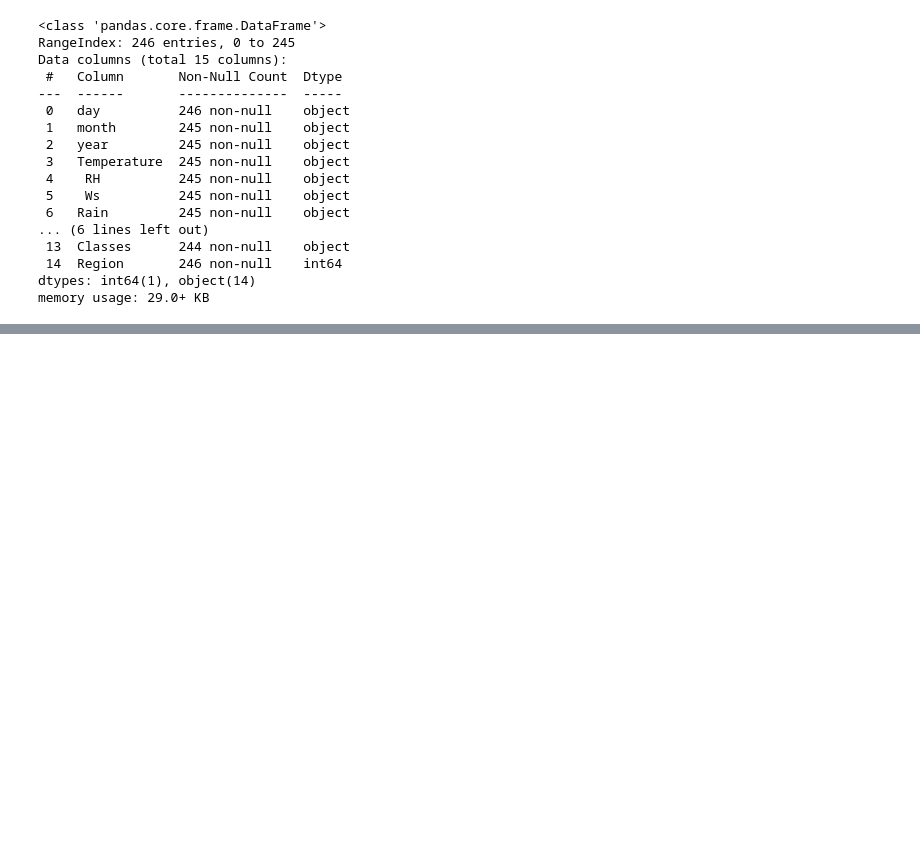
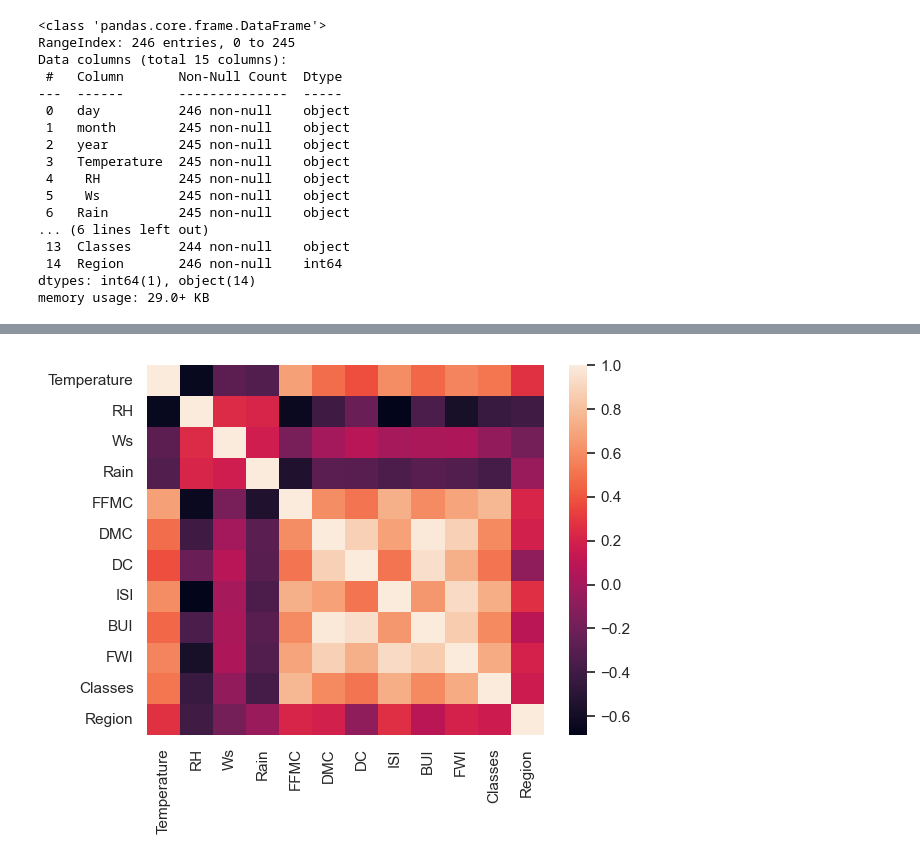
Before and after one commit to sanjip1203/Algerian-Forest-Fires-Dataset-anlysis-and-prediction, a Jupyter notebook: Algerian forestfire dataset .ipynb, the cells around one changed output, grey strips where cells are left out. Saved outputs shown, nothing was run; the diff lists cells and outputs as text; code cells hidden in the pictures; blank space fills up the shorter version.

```diff
--- a/Algerian forestfire dataset .ipynb
+++ b/Algerian forestfire dataset .ipynb
@@ -143,0 +334,5 @@ NameError: name 'df' is not defined
+# %%
+sns.heatmap(df_copy.corr())
+plt.show()
+# %% [output]
+[figure, added]
```
Also changed, not shown: parts of 30 cells of this notebook, 1 other file.
